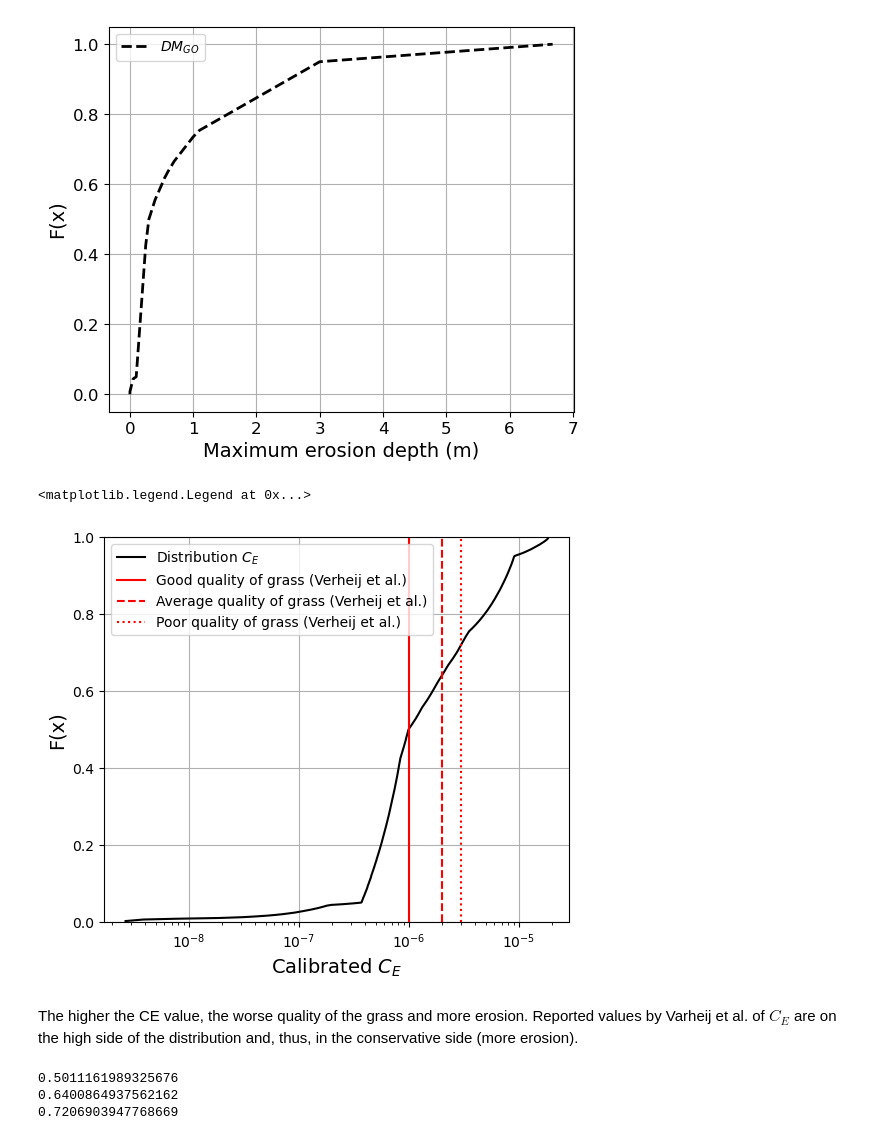
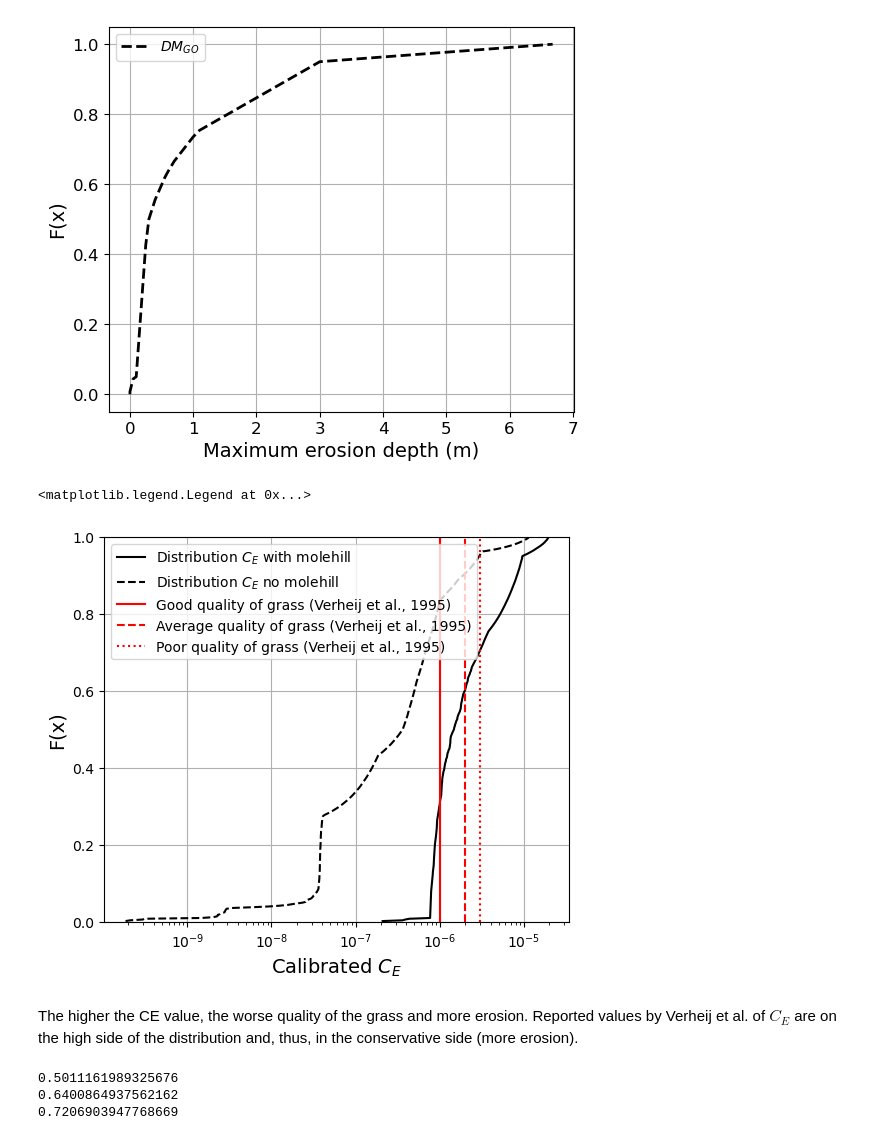
Before and after one commit to patmanas/burros, a Jupyter notebook: analysis_ewg.ipynb, the cells around one changed output. Cells and saved outputs as stored; diff of their text form; code cells hidden in the pictures.

```diff
--- a/analysis_ewg.ipynb
+++ b/analysis_ewg.ipynb
@@ -853,11 +926,11 @@ ecdf_to_cal, x_to_cal = ecdf(max_erosion_to_cal)
 x_to_cal_elicited = eval_cdf(project.assessments.full_cdf['DMgl'][project.items.ids.index('item12')], ecdf_to_cal)
 
 # Divide one by the other to get the CE
-ce_values = x_to_cal_elicited / x_to_cal
+ce_values_no = x_to_cal_elicited / x_to_cal
 
 # Plot CDF CE
 fig, ax = plt.subplots(1, 1, figsize=(6, 5))
-ax.plot(ecdf(ce_values)[1], ecdf(ce_values)[0], color='k', label = 'Distribution ${C_E}$')
+ax.plot(ecdf(ce_values_no)[1], ecdf(ce_values_no)[0], color='k', label = 'Distribution ${C_E}$')
 ax.plot([10**(-6), 10**(-6)], [0, 1], 'r', label='Good quality of grass (Verheij et al.)')
 ax.plot([2*10**(-6), 2*10**(-6)], [0, 1], '--r', label='Average quality of grass (Verheij et al.)')
 ax.plot([3*10**(-6), 3*10**(-6)], [0, 1], ':r', label='Poor quality of grass (Verheij et al.)')
@@ -1094,40 +1167,41 @@ ax.tick_params(axis='both', which='minor', labelsize=12)
 # Define and compare both CDFs
 def ecdf(var):
     x = np.sort(var)
     n = x.size
     y = np.arange(1, n+1) / (n+1)
     return [y, x]
 
 def eval_cdf_(obs, x):
     interp_ecdf = interp1d(obs[1], obs[0], kind='linear')
     return interp_ecdf(x)
 
 max_erosion_to_cal = [max(erosion[i]) for i in range(simulations)]
 ecdf_to_cal, x_to_cal = ecdf(max_erosion_to_cal)
 
 # Evaluate the elicited distribution in the same non exceedance probabilities
 x_to_cal_elicited = eval_cdf(project.assessments.full_cdf['DMgl'][project.items.ids.index('item13')], ecdf_to_cal)
 
 # Divide one by the other to get the CE
 ce_values = x_to_cal_elicited / x_to_cal
 
 # Plot CDF CE
 fig, ax = plt.subplots(1, 1, figsize=(6, 5))
-ax.plot(ecdf(ce_values)[1], ecdf(ce_values)[0], color='k', label = 'Distribution ${C_E}$')
-ax.plot([10**(-6), 10**(-6)], [0, 1], 'r', label='Good quality of grass (Verheij et al.)')
-ax.plot([2*10**(-6), 2*10**(-6)], [0, 1], '--r', label='Average quality of grass (Verheij et al.)')
-ax.plot([3*10**(-6), 3*10**(-6)], [0, 1], ':r', label='Poor quality of grass (Verheij et al.)')
+ax.plot(ecdf(ce_values)[1], ecdf(ce_values)[0], color='k', label = 'Distribution ${C_E}$ with molehill')
+ax.plot(ecdf(ce_values_no)[1], ecdf(ce_values_no)[0], '--k', label = 'Distribution ${C_E}$ no molehill')
+ax.plot([10**(-6), 10**(-6)], [0, 1], 'r', label='Good quality of grass (Verheij et al., 1995)')
+ax.plot([2*10**(-6), 2*10**(-6)], [0, 1], '--r', label='Average quality of grass (Verheij et al., 1995)')
+ax.plot([3*10**(-6), 3*10**(-6)], [0, 1], ':r', label='Poor quality of grass (Verheij et al., 1995)')
 ax.set_ylim(0,1)
 ax.set_xscale('log')
 ax.grid()
 ax.set_xlabel('Calibrated ${C_E}$', fontsize=14)
 ax.set_ylabel('F(x)', fontsize=14)
 ax.legend()
 # %% [output]
 <matplotlib.legend.Legend at 0x...>
-[figure, old version]
+[figure, new version]
 # %% [markdown]
-The higher the CE value, the worse quality of the grass and more erosion. Reported values by Varheij et al. of $C_E$ are on the high side of the distribution and, thus, in the conservative side (more erosion).
+The higher the CE value, the worse quality of the grass and more erosion. Reported values by Verheij et al. of $C_E$ are on the high side of the distribution and, thus, in the conservative side (more erosion).
 # %%
 print(eval_cdf_(ecdf(ce_values), 10**(-6)))
 print(eval_cdf_(ecdf(ce_values), 2*10**(-6)))
```
Also changed, not shown: parts of 4 cells of this notebook.
